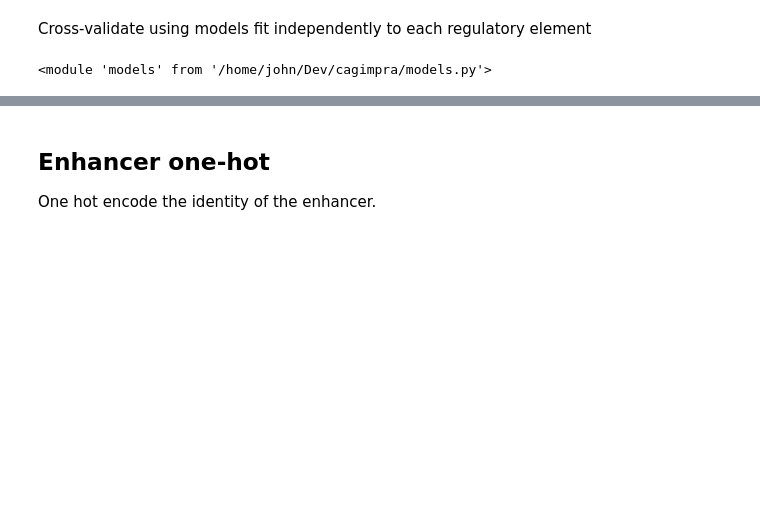
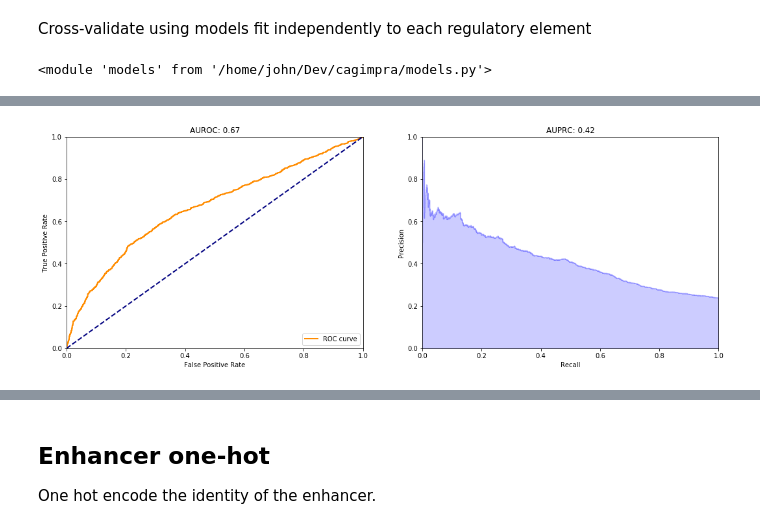
Before and after one commit to alex-hh/cagi5_mpra_prediction, a Jupyter notebook: Cagi5CV.ipynb, the cells around one changed output, grey strips where cells are left out. Drawn from its saved outputs; the diff is of its cells as text; code cells hidden in the pictures; blank space fills up the shorter version.

```diff
--- a/Cagi5CV.ipynb
+++ b/Cagi5CV.ipynb
@@ -188,7 +165,7 @@ importlib.reload(models)
 from crossval import ChunkCV, PerElementOperator, CVOperator, df_cv_split
 from models import SubstitutionOneHot
 subst = SubstitutionOneHot()
-features = MultiFeatures([deepseadiffs, conservation])
+features = MultiFeatures([deepseadiffs, conservation, subst])
 # features = dnase
 cv_chunk = ChunkCV(df,
                    operator=PerElementOperator(CVOperator(
@@ -196,9 +173,6 @@ cv_chunk = ChunkCV(df,
                        model_kwargs={'features': features, 'model_name': 'xgb'})),
                    fold_dict=fold_dict)
 cv_regress = cv_chunk.get_cv_preds()
-cv_regress.to_csv('data/regress.csv')
-utils.make_plots(cv_regress)
-cv_regress.sample(6)
 # %% [output]
 Getting predictions for fold 0
 Getting predictions for fold 1
@@ -215,0 +182,5 @@ Getting predictions for fold 4
+# %%
+cv_regress.to_csv('data/regress.csv')
+make_plots(cv_regress)
+cv_regress.sample(6)
+# %% [output]
@@ -216,3 +194,4 @@ Getting predictions for fold 4
+[figure, added]
 # %%
 cv_chunk = ChunkCV(df,
                    operator=CVOperator(
```
Also changed, not shown: parts of 19 cells of this notebook, 5 other files.
